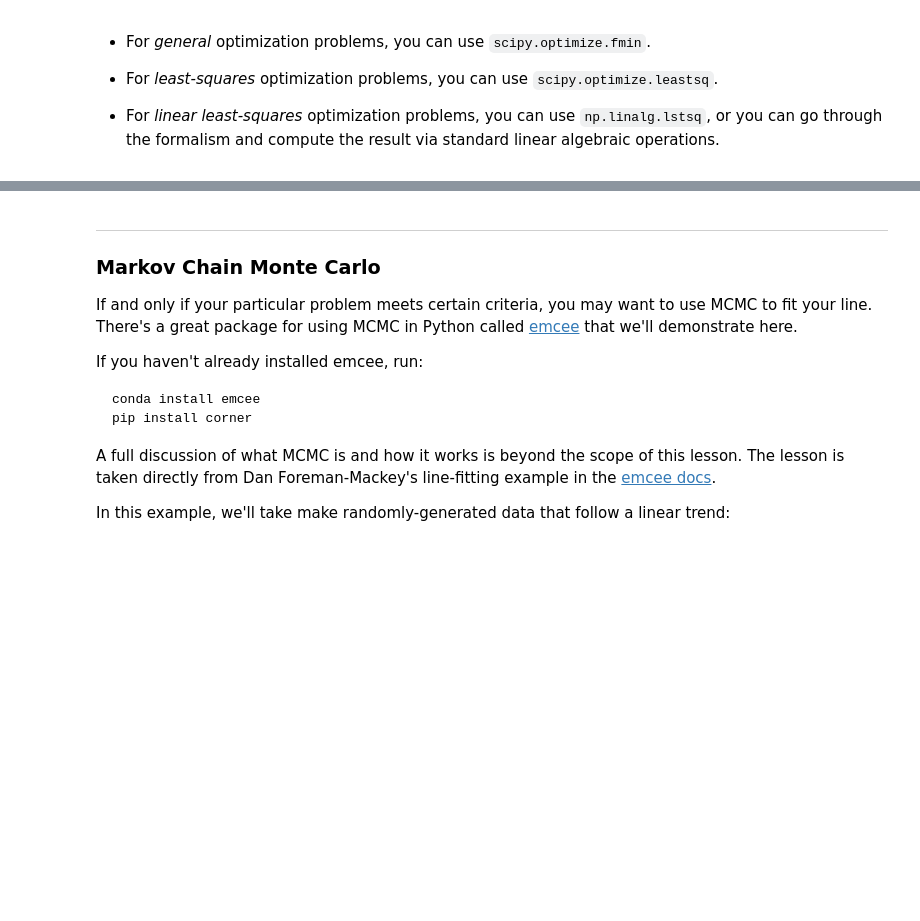
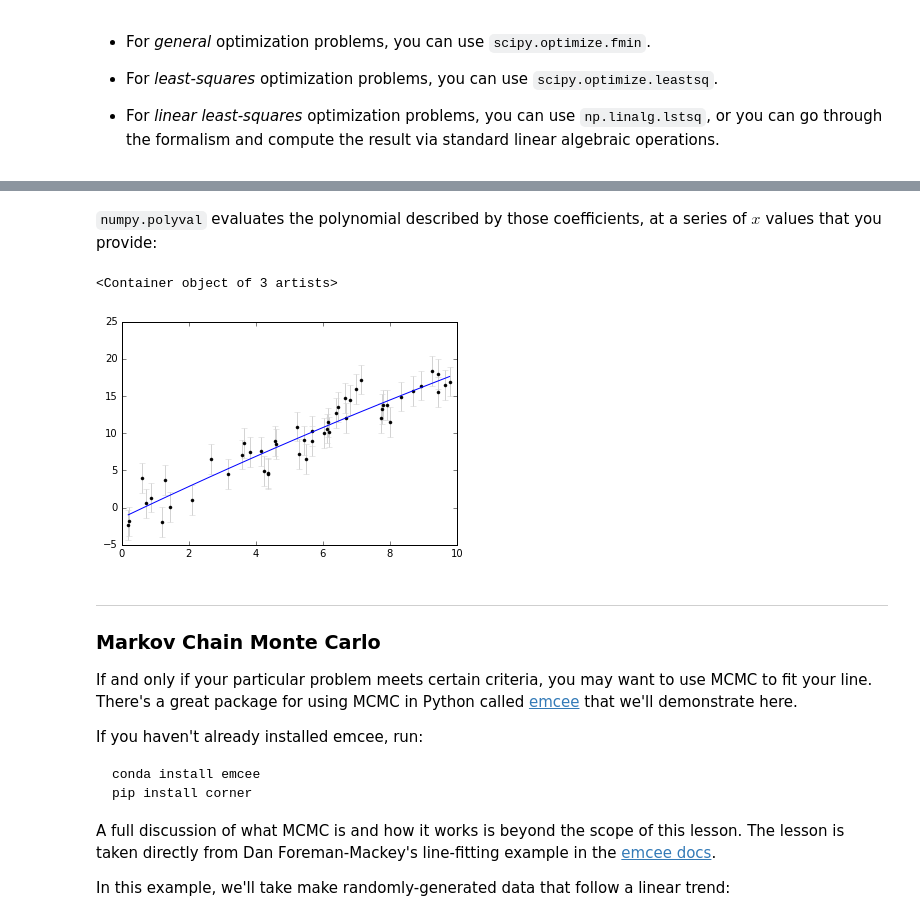
Before and after one commit to bretthandrews/astropgh-boot-camp-2020, a Jupyter notebook: notebooks/14_Optimization.ipynb, the cells around one changed output, grey strips where cells are left out. Saved outputs shown, nothing was run; the diff lists cells and outputs as text; code cells hidden in the pictures; blank space fills up the shorter version.

Commit message:
Adding polyfit to optimization demo

```diff
--- a/notebooks/14_Optimization.ipynb
+++ b/notebooks/14_Optimization.ipynb
@@ -212,3 +220,20 @@ You can consult an intro statistics book to see where these expressions come fro
+# %%
+polynomial_order = 2
+
+polynomial_coefficients = np.polyfit(xdata, ydata, polynomial_order)
+# %% [markdown]
+`numpy.polyval` evaluates the polynomial described by those coefficients, at a series of $x$ values that you provide:
+# %%
+ypolyfit = np.polyval(polynomial_coefficients, xdata)
+
+plt.errorbar(xdata, ydata, dy,
+             fmt='.k', ecolor='lightgray')
+
+# We need to sort the values because xdata is not in order
+plt.errorbar(xdata[np.argsort(xdata)], ypolyfit[np.argsort(xdata)])
+# %% [output]
+<Container object of 3 artists>
+[figure, added]
 # %% [markdown]
 ***
 
```
Also changed, not shown: parts of 5 cells of this notebook.
